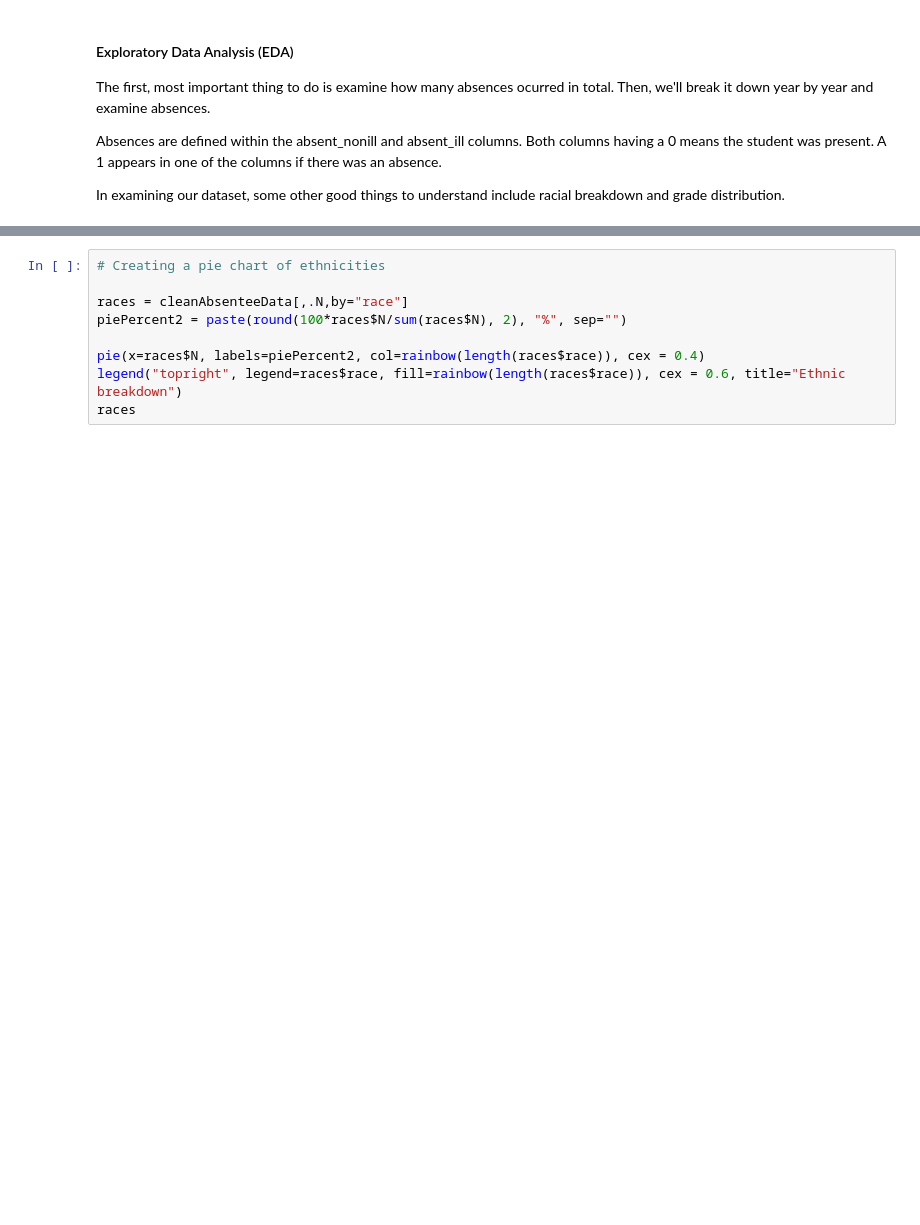
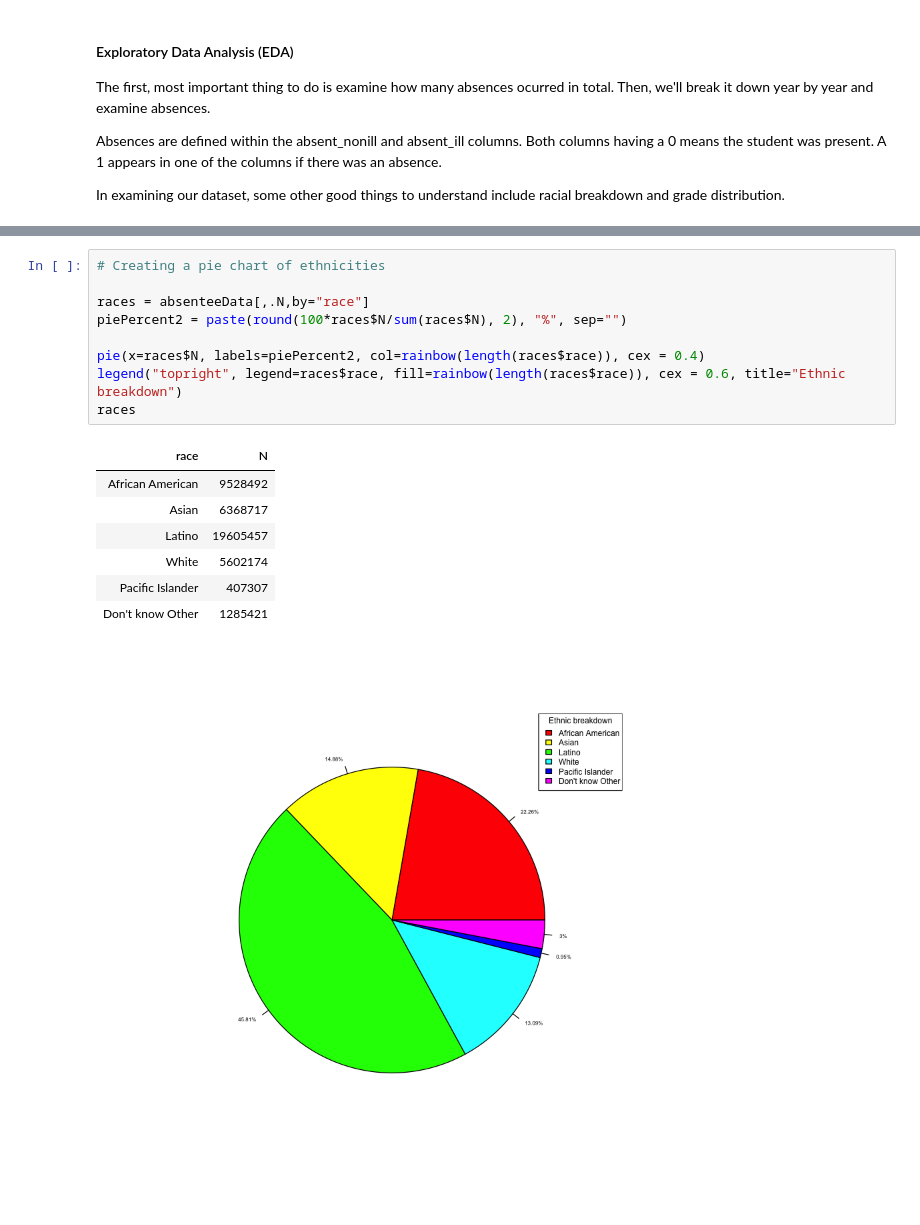
Before and after one commit to kmishra9/PH245, a Jupyter notebook: Final Project - Flu Absenteeism/PH 245 Final Project.ipynb, the cells around one changed output, grey strips where cells are left out. Cells and saved outputs as stored; diff of their text form; blank space fills up the shorter version.

```diff
--- a/Final Project - Flu Absenteeism/PH 245 Final Project.ipynb
+++ b/Final Project - Flu Absenteeism/PH 245 Final Project.ipynb
@@ -220,11 +138,20 @@ pieAbsenceBreakdown(data=cleanAbsenteeData, pieTitle="All Year Absence/Presence
 # %%
 # Creating a pie chart of ethnicities
 
-races = cleanAbsenteeData[,.N,by="race"]
+races = absenteeData[,.N,by="race"]
 piePercent2 = paste(round(100*races$N/sum(races$N), 2), "%", sep="")
 
 pie(x=races$N, labels=piePercent2, col=rainbow(length(races$race)), cex = 0.4)
 legend("topright", legend=races$race, fill=rainbow(length(races$race)), cex = 0.6, title="Ethnic breakdown")
 races
+# %% [output]
+| race | N |
+| African American | 9528492 |
+| Asian | 6368717 |
+| Latino | 19605457 |
+| White | 5602174 |
+| Pacific Islander | 407307 |
+| Don't know Other | 1285421 |
+[figure, added]
 # %%
 # Examining overall grade distribution
```
Also changed, not shown: parts of 22 cells of this notebook.
